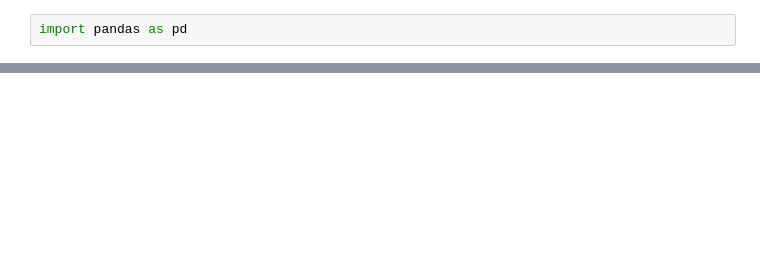
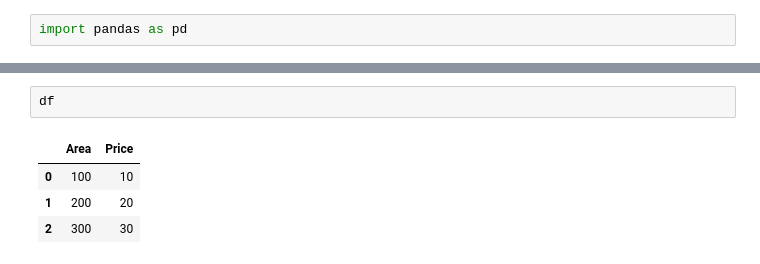
Before and after one commit to Anas1657/MACHINE-LEARNING, a Jupyter notebook: class.ipynb, the cells around one changed output, grey strips where cells are left out. Cells and saved outputs as stored; diff of their text form; blank space fills up the shorter version.

```diff
--- a/class.ipynb
+++ b/class.ipynb
@@ -62,0 +22,7 @@ import pandas as pd
+# %%
+df
+# %% [output]
+|  | Area | Price |
+| 0 | 100 | 10 |
+| 1 | 200 | 20 |
+| 2 | 300 | 30 |
```
Also changed, not shown: parts of 29 cells of this notebook.
